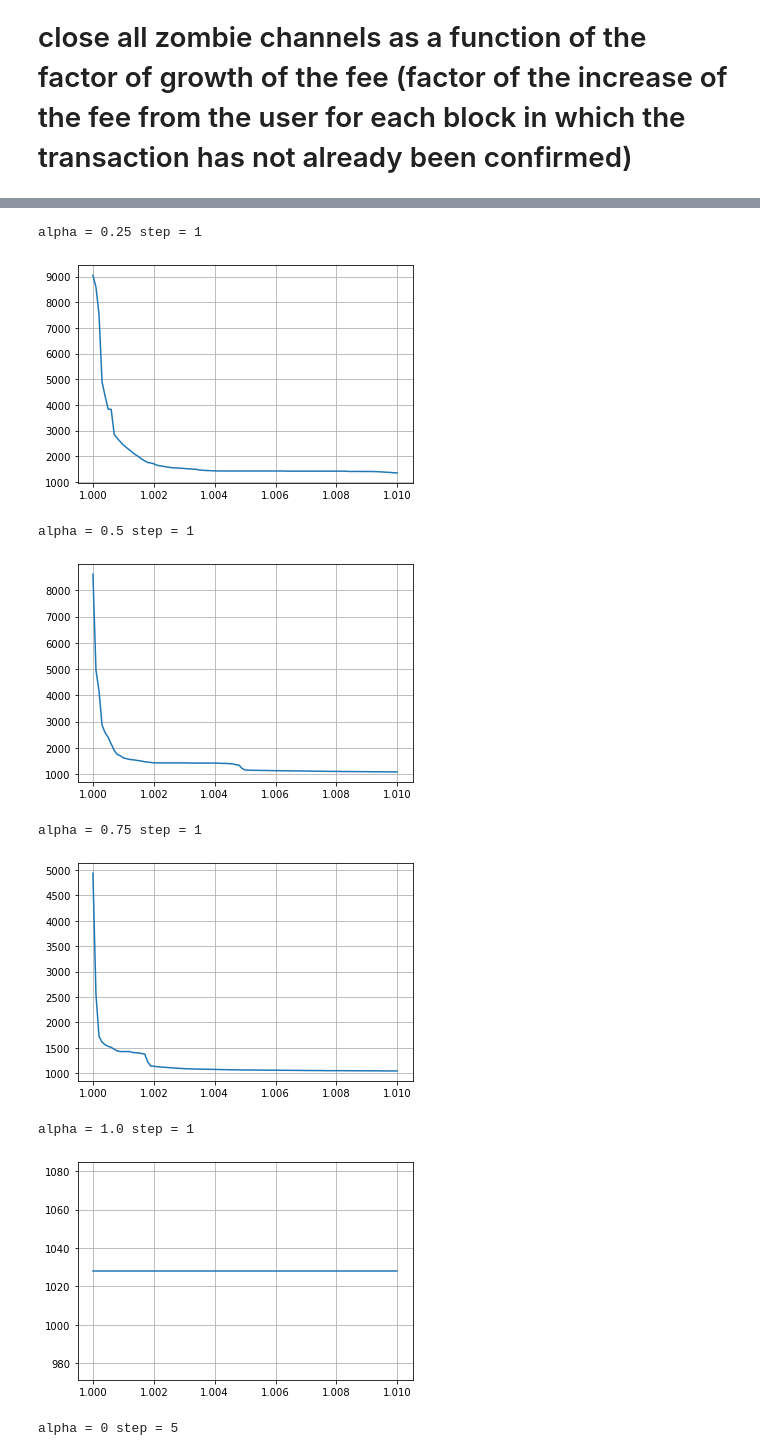
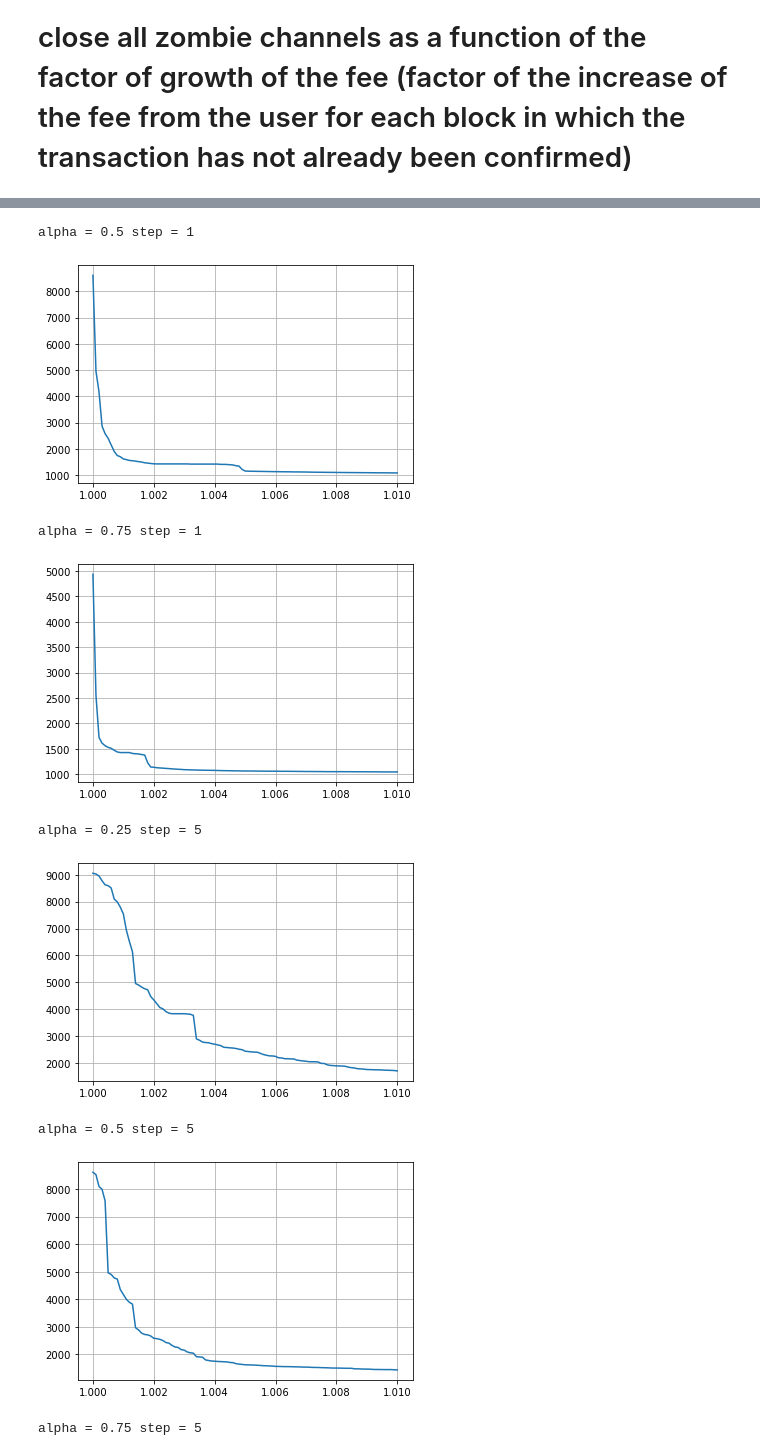
Before and after one commit to CosimoSguanci/Mass-Exit-Attacks-on-LN, a Jupyter notebook: ZombieAttackSimulation.ipynb, the cells around one changed output, grey strips where cells are left out. Saved outputs shown, nothing was run; the diff lists cells and outputs as text; code cells hidden in the pictures.

```diff
--- a/ZombieAttackSimulation.ipynb
+++ b/ZombieAttackSimulation.ipynb
@@ -55,7 +55,7 @@ import matplotlib.pyplot as plt
 import numpy as np
 
 # These are the fee ranges supported in the dataset (for example txs that have a fee rate from 10 to 12 with 12 excluded are grouped together and so on)
-fee_ranges = [ 0, 1, 2, 3, 4, 5, 6, 7, 8, 10, 12, 14, 17, 20, 25, 30, 40, 50, 60, 70, 80, 100, 120, 140, 170, 200, 250, 300, 400, 500, 600, 700, 800, 1000, 1200, 1400, 1700, 2000, 2500, 3000, 4000, 5000, 6000, 7000, 8000, 10000 ]
+fee_ranges = [0, 1, 2, 3, 4, 5, 6, 7, 8, 10, 12, 14, 17, 20, 25, 30, 40, 50, 60, 70, 80, 100, 120, 140, 170, 200, 250, 300, 400, 500, 600, 700, 800, 1000, 1200, 1400, 1700, 2000, 2500, 3000, 4000, 5000, 6000, 7000, 8000, 10000 ]
 
 # problematic intervals that should not be considerated (probably the BTC nodes of the owner went offline for a while)
 PROBLEMATIC_INTERVALS = [[1516728783, 1516729440], [1515943500, 1515944160]]
@@ -147,6 +147,7 @@ def simulate(mempool_data, blocks_data, first_block_height_of_simulation, fee_in
 def get_median_index_fee(first_snapshot):
 
     initial_tx_count_per_fee_level = first_snapshot[1]
+    initial_tx_count_per_fee_level = initial_tx_count_per_fee_level[1:]
     total_tx_count = sum(initial_tx_count_per_fee_level)
 
     # Computing the index of the median fee in `fee_ranges` (in the first snapshot of the simulation)
@@ -167,9 +168,10 @@ def get_median_index_fee(first_snapshot):
 
     return median_index
 
-def get_average_index_fee(first_snapshot):
+def get_average_index_fee(first_snapshot): # TODO should consider 0 in `fee_ranges`? (it is always empty)
 
     initial_tx_count_per_fee_level = first_snapshot[1]
+    initial_tx_count_per_fee_level = initial_tx_count_per_fee_level[1:]
     total_tx_count = sum(initial_tx_count_per_fee_level)
 
     # Computing the index of the average fee in `fee_ranges` (in the first snapshot of the simulation)
@@ -177,8 +179,8 @@ def get_average_index_fee(first_snapshot):
     acc = 0
     i = 0
 
-    for tx_count in initial_tx_count_per_fee_level:
-        acc = acc + (fee_ranges[i] * tx_count)
+    while(i < len(initial_tx_count_per_fee_level)):
+        acc = acc + (fee_ranges[i] * initial_tx_count_per_fee_level[i])
         i = i + 1
 
     avg_fee = acc / total_tx_count
@@ -394,9 +396,9 @@ plt.show()
 # step: number of blocks after which the fee is increased
 # gamma: percentage of transactions that are replaced (TODO)
 
-fee_ranges = [ 0, 1, 2, 3, 4, 5, 6, 7, 8, 10, 12, 14, 17, 20, 25, 30, 40, 50, 60, 70, 80, 100, 120, 140, 170, 200]
+fee_ranges = [0, 1, 2, 3, 4, 5, 6, 7, 8, 10, 12, 14, 17, 20, 25, 30, 40, 50, 60, 70, 80, 100, 120, 140, 170, 200]
 
-alphas = [0, 0.25, 0.5, 0.75, 1.0]
+alphas = [0.25, 0.5, 0.75]
 betas = np.arange(start=1, stop=1.01, step=0.0001)
 step = 1
 
@@ -476,9 +478,9 @@ alpha = 0 step = 1
-alpha = 0.25 step = 1
+alpha = 0.5 step = 1
-[figure, old version]
+[figure, new version]
-alpha = 0.5 step = 1
+alpha = 0.75 step = 1
-[figure, old version]
+[figure, new version]
-alpha = 0.75 step = 1
+alpha = 0.25 step = 5
-[figure, old version]
+[figure, new version]
-alpha = 1.0 step = 1
+alpha = 0.5 step = 5
-[figure, old version]
+[figure, new version]
-alpha = 0 step = 5
+alpha = 0.75 step = 5
```
Also changed, not shown: parts of 6 cells of this notebook.
